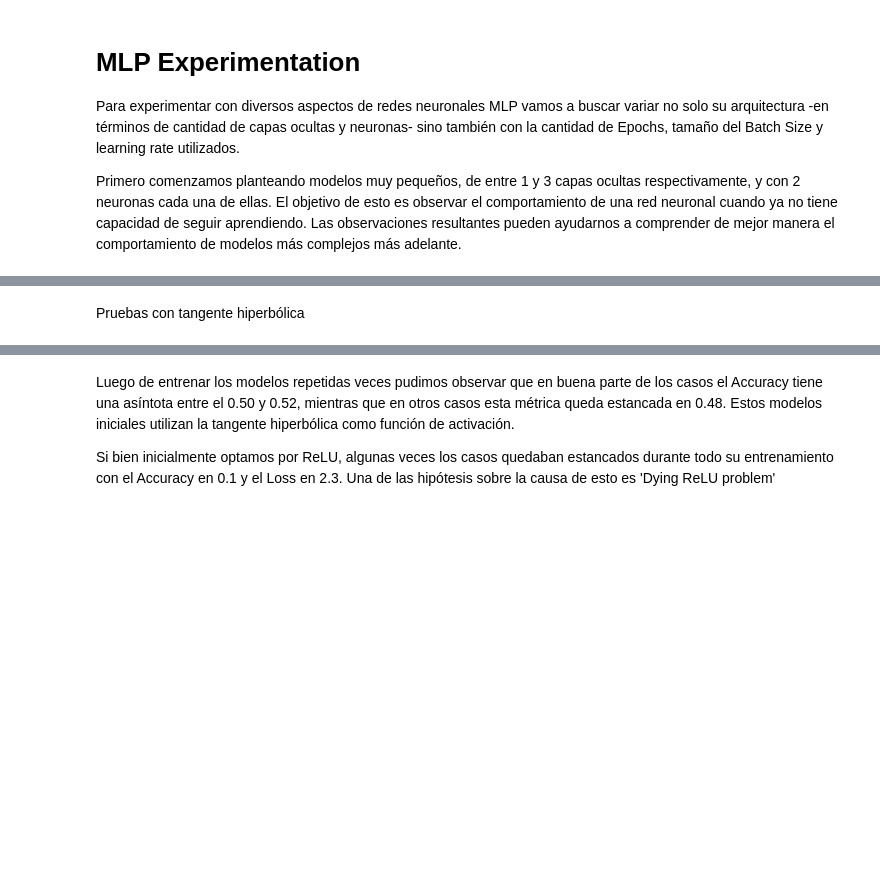
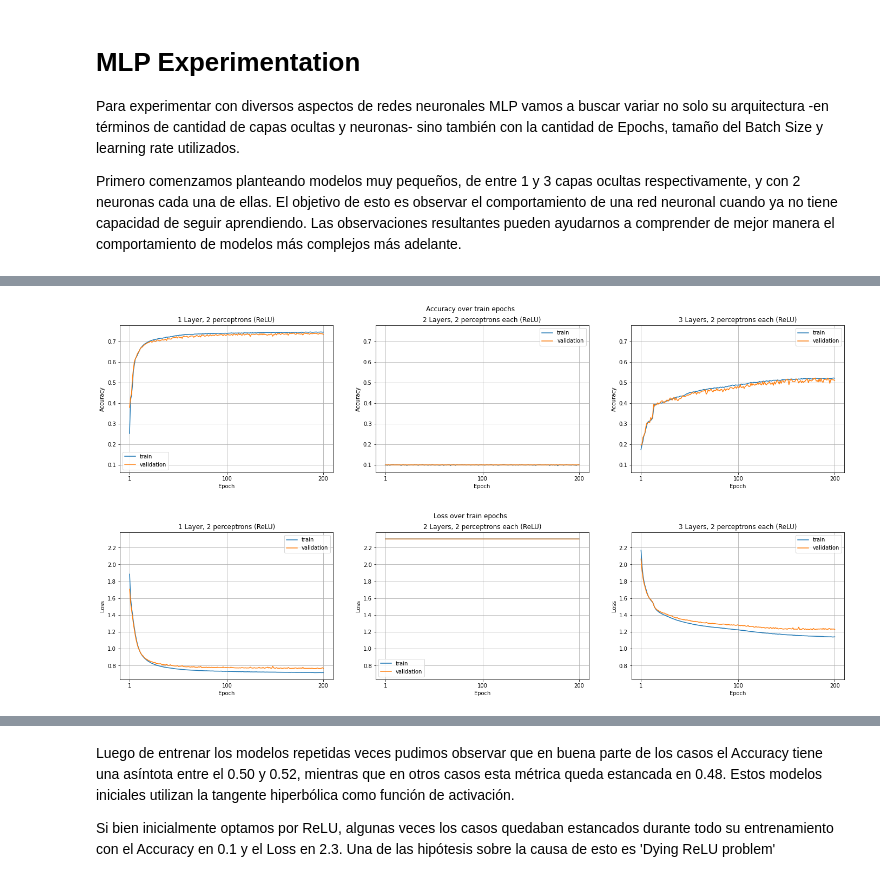
Before and after one commit to Ganymede23/UCSE-TP-ML-2022, a Jupyter notebook: tp3_fashion_mnist.ipynb, the cells around one changed output, grey strips where cells are left out. Saved outputs shown, nothing was run; the diff lists cells and outputs as text; code cells hidden in the pictures; blank space fills up the shorter version.

```diff
--- a/tp3_fashion_mnist.ipynb
+++ b/tp3_fashion_mnist.ipynb
@@ -626,7 +701,7 @@ mlp_3l_2_relu.summary()
 # %%
-print('mlp_1l_1_relu')
-mlp_1l_2_relu_b256 = fit_model(mlp_1l_2_relu, batch_size=256, epochs=100, compare=True)
-print('mlp_2l_1_relu')
-mlp_2l_2_relu_b256 = fit_model(mlp_2l_2_relu, batch_size=256, epochs=100, compare=True)
-print('mlp_3l_1_relu')
-mlp_3l_2_relu_b256 = fit_model(mlp_3l_2_relu, batch_size=256, epochs=100, compare=True)
+print('mlp_1l_2_relu')
+mlp_1l_2_relu_b256 = fit_model(mlp_1l_2_relu, batch_size=256, epochs=200, compare=True)
+print('mlp_2l_2_relu')
+mlp_2l_2_relu_b256 = fit_model(mlp_2l_2_relu, batch_size=256, epochs=200, compare=True)
+print('mlp_3l_2_relu')
+mlp_3l_2_relu_b256 = fit_model(mlp_3l_2_relu, batch_size=256, epochs=200, compare=True)
@@ -633,7 +721,8 @@ mlp_3l_2_relu_b256 = fit_model(mlp_3l_2_relu, batch_size=256, epochs=100, compar
 # %%
-plot_model(model_1=mlp_1l_2_relu_b256, model_2=mlp_2l_2_relu_b256, model_3=mlp_3l_2_relu_b256, epochs=100,
+plot_model(model_1=mlp_1l_2_relu_b256, model_2=mlp_2l_2_relu_b256, model_3=mlp_3l_2_relu_b256, epochs=200,
     title='Accuracy over train epochs', subtitle_1='1 Layer, 2 perceptrons (ReLU)', subtitle_2='2 Layers, 2 perceptrons each (ReLU)', subtitle_3='3 Layers, 2 perceptrons each (ReLU)')
-plot_model(model_1=mlp_1l_2_relu_b256, model_2=mlp_2l_2_relu_b256, model_3=mlp_3l_2_relu_b256, epochs=100, loss=True,
-    title='Accuracy over train epochs', subtitle_1='1 Layer, 1 perceptrons (ReLU)', subtitle_2='2 Layers, 2 perceptrons each (ReLU)', subtitle_3='3 Layers, 2 perceptrons each (ReLU)')
+plot_model(model_1=mlp_1l_2_relu_b256, model_2=mlp_2l_2_relu_b256, model_3=mlp_3l_2_relu_b256, epochs=200, loss=True,
+    title='Loss over train epochs', subtitle_1='1 Layer, 2 perceptrons (ReLU)', subtitle_2='2 Layers, 2 perceptrons each (ReLU)', subtitle_3='3 Layers, 2 perceptrons each (ReLU)')
+# %% [output]
+[figure, added]
+[figure, added]
-# %% [markdown]
-Pruebas con tangente hiperbólica
```
Also changed, not shown: parts of 24 cells of this notebook.
